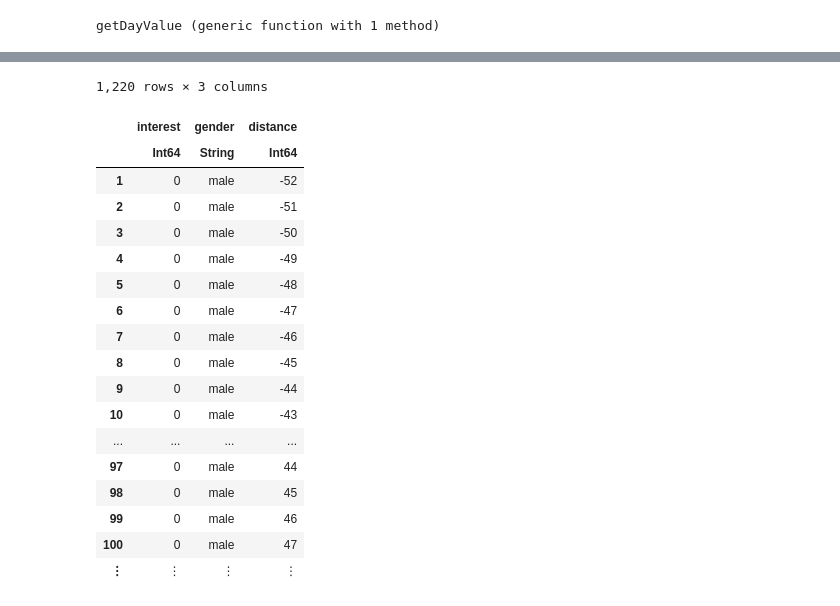
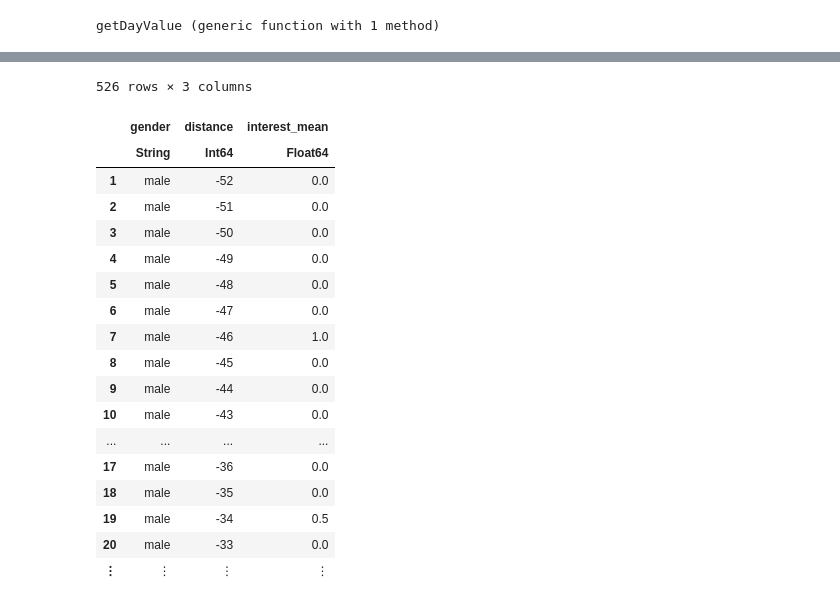
Before and after one commit to hongtaoh/jl4ds, a Jupyter notebook: not-ready-yet/Untitled.ipynb, the cells around one changed output, grey strips where cells are left out. Saved outputs shown, nothing was run; the diff lists cells and outputs as text; code cells hidden in the pictures.

```diff
--- a/not-ready-yet/Untitled.ipynb
+++ b/not-ready-yet/Untitled.ipynb
@@ -159,26 +164,27 @@ jdf_tidy
 | ⋮ | ⋮ | ⋮ | ⋮ | ⋮ | ⋮ | ⋮ |
 # %%
 df_new = jdf_tidy[:, [:interest, :gender, :distance]]
-# gdf = DataFrames.groupby(df_new, [:gender])
+gdf = DataFrames.groupby(df_new, [:gender, :distance])
+df_plots = combine(gdf, :interest => mean)
 # %% [output]
-1,220 rows × 3 columns
+526 rows × 3 columns
-|  | interest | gender | distance |
-|  | Int64 | String | Int64 |
-| 1 | 0 | male | -52 |
-| 2 | 0 | male | -51 |
-| 3 | 0 | male | -50 |
-| 4 | 0 | male | -49 |
-| 5 | 0 | male | -48 |
-| 6 | 0 | male | -47 |
-| 7 | 0 | male | -46 |
-| 8 | 0 | male | -45 |
-| 9 | 0 | male | -44 |
-| 10 | 0 | male | -43 |
+|  | gender | distance | interest_mean |
+|  | String | Int64 | Float64 |
+| 1 | male | -52 | 0.0 |
+| 2 | male | -51 | 0.0 |
+| 3 | male | -50 | 0.0 |
+| 4 | male | -49 | 0.0 |
+| 5 | male | -48 | 0.0 |
+| 6 | male | -47 | 0.0 |
+| 7 | male | -46 | 1.0 |
+| 8 | male | -45 | 0.0 |
+| 9 | male | -44 | 0.0 |
+| 10 | male | -43 | 0.0 |
 | ... | ... | ... | ... |
-| 97 | 0 | male | 44 |
-| 98 | 0 | male | 45 |
-| 99 | 0 | male | 46 |
-| 100 | 0 | male | 47 |
+| 17 | male | -36 | 0.0 |
+| 18 | male | -35 | 0.0 |
+| 19 | male | -34 | 0.5 |
+| 20 | male | -33 | 0.0 |
 | ⋮ | ⋮ | ⋮ | ⋮ |
 # %%
 using StatsPlots
```
Also changed, not shown: parts of 9 cells of this notebook.
